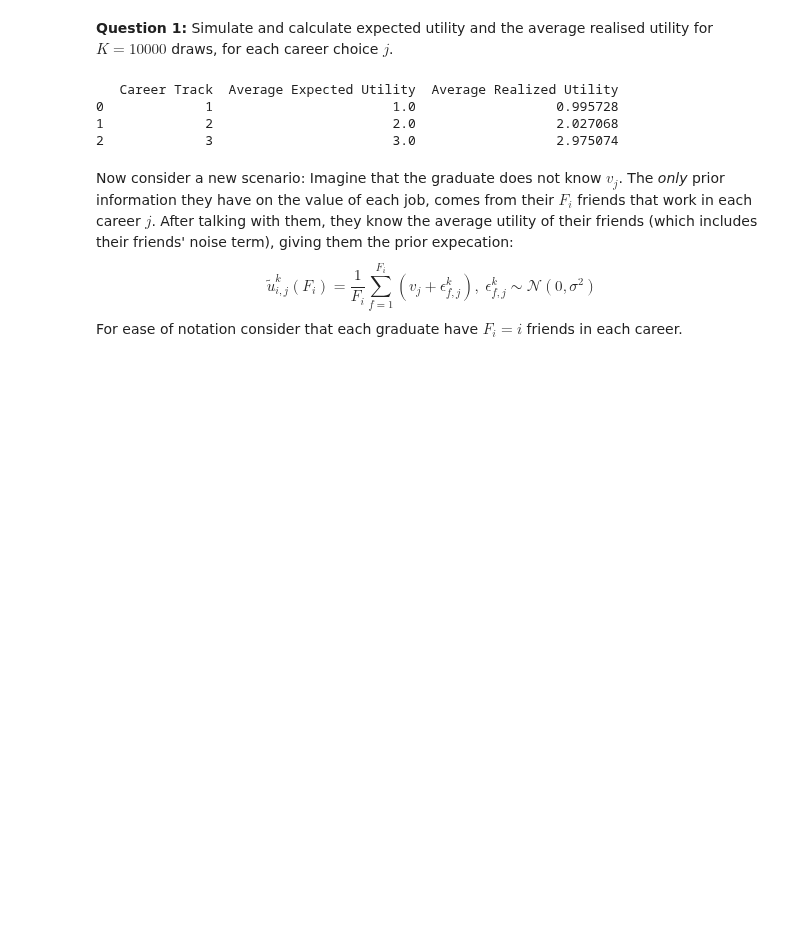
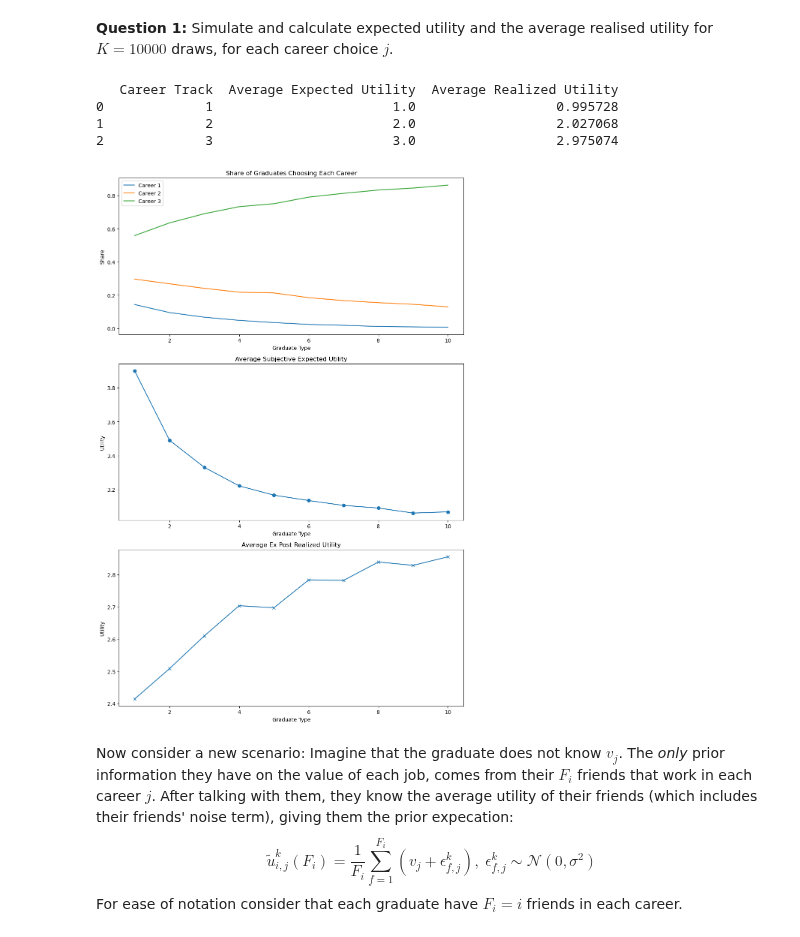
Before and after one commit to NumEconCopenhagen/projects-2024-anton-og-phillip, a Jupyter notebook: Exam/exam_2024.ipynb, the cells around one changed output. Cells and saved outputs as stored; diff of their text form; code cells hidden in the pictures; blank space fills up the shorter version.

```diff
--- a/Exam/exam_2024.ipynb
+++ b/Exam/exam_2024.ipynb
@@ -424,6 +500,60 @@ print(result_df)
 0             1                       1.0                  0.995728
 1             2                       2.0                  2.027068
 2             3                       3.0                  2.975074
+# %%
+import matplotlib.pyplot as plt
+
+#Creates simulation arrays
+choices = np.zeros((par.N, par.J, par.K))  # Stores career choices
+expected_utilities = np.zeros((par.N, par.K))  # Stores prior expected utilities
+realized_utilities = np.zeros((par.N, par.K))  # Stores realized utilities
+
+#Runs simulation
+for i in range(par.N):
+    F_i = i + 1  # Number of friends is equal to graduate index + 1
+    for k in range(par.K):
+        # Draws epsilon values for friends and the graduate themselves
+        epsilon_friends = np.random.normal(0, par.sigma, (F_i, par.J))
+        epsilon_graduate = np.random.normal(0, par.sigma, (1, par.J))
+
+        # Calculates prior expected utility based on friends information
+        prior_expected_utility = (par.v + np.mean(epsilon_friends, axis=0)).reshape(1, par.J)
+
+#Chooses the career with the highest expected utility
+        chosen_career = np.argmax(prior_expected_utility)
+
+#Stores choice, prior expected utility, and realized utility
+        choices[i, chosen_career, k] = 1
+        expected_utilities[i, k] = prior_expected_utility[0, chosen_career]
+        realized_utilities[i, k] = par.v[chosen_career] + epsilon_graduate[0, chosen_career]
+
+#Calculates statistics
+career_choices_shares = np.mean(choices, axis=2)
+average_expected_utilities = np.mean(expected_utilities, axis=1)
+average_realized_utilities = np.mean(realized_utilities, axis=1)
+
+#Visualizes results
+fig, axes = plt.subplots(3, 1, figsize=(10, 15))
+for j in range(par.J):
+    axes[0].plot(range(1, par.N + 1), career_choices_shares[:, j], label=f'Career {j+1}')
+axes[0].set_title('Share of Graduates Choosing Each Career')
+axes[0].set_xlabel('Graduate Type')
+axes[0].set_ylabel('Share')
+axes[0].legend()
+axes[1].plot(range(1, par.N + 1), average_expected_utilities, marker='o')
+axes[1].set_title('Average Subjective Expected Utility')
+axes[1].set_xlabel('Graduate Type')
+axes[1].set_ylabel('Utility')
+
+axes[2].plot(range(1, par.N + 1), average_realized_utilities, marker='x')
+axes[2].set_title('Average Ex Post Realized Utility')
+axes[2].set_xlabel('Graduate Type')
+axes[2].set_ylabel('Utility')
+
+plt.tight_layout()
+plt.show()
+# %% [output]
+[figure, added]
 # %% [markdown]
 Now consider a new scenario: Imagine that the graduate does not know $v_j$. The *only* prior information they have on the value of each job, comes from their $F_{i}$ friends that work in each career $j$. After talking with them, they know the average utility of their friends (which includes their friends' noise term), giving them the prior expecation: <br>
 $$
```
Also changed, not shown: parts of 2 cells of this notebook.
